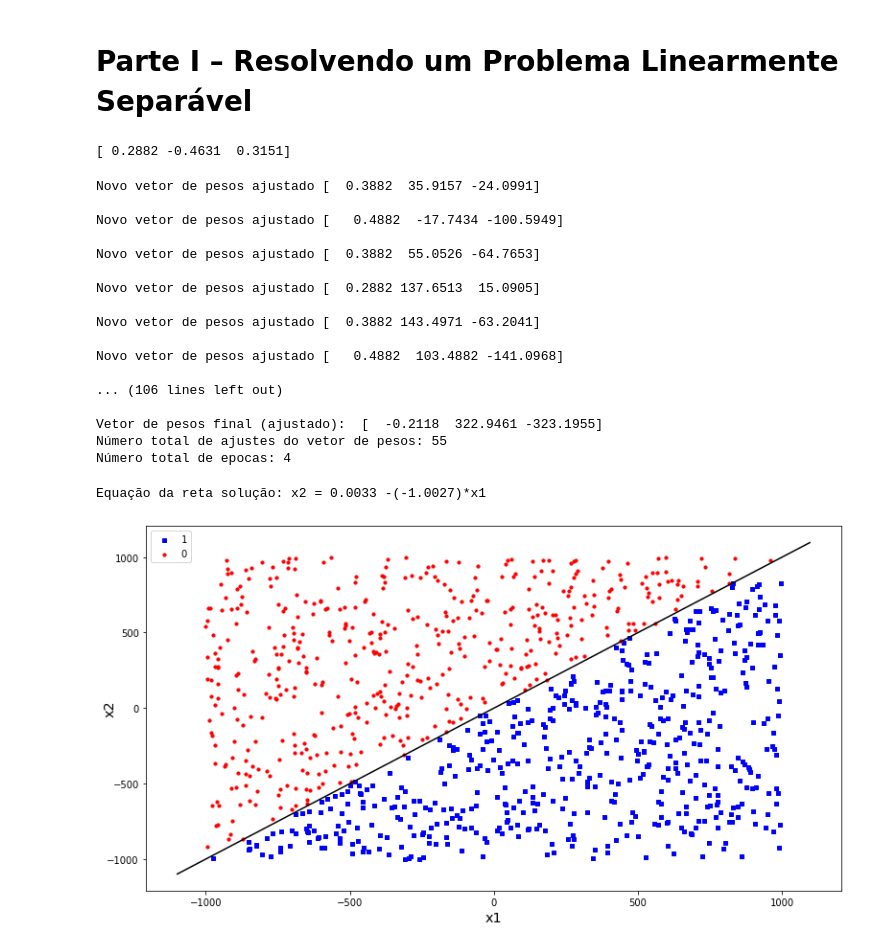
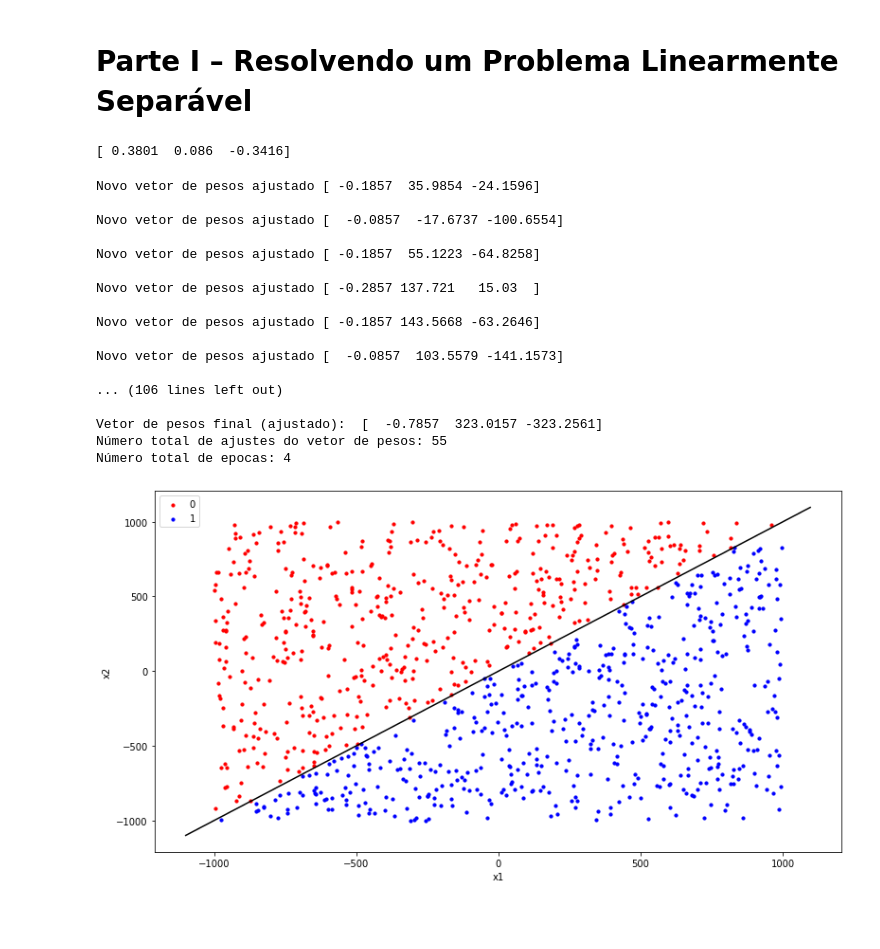
Before and after one commit to AllanHigorLP/Atividade_avaliativa-2.1-RNA, a Jupyter notebook: Atividade_2_1_RNA.ipynb, the cells around one changed output. Cells and saved outputs as stored; diff of their text form; code cells hidden in the pictures; blank space fills up the shorter version.

```diff
--- a/Atividade_2_1_RNA.ipynb
+++ b/Atividade_2_1_RNA.ipynb
@@ -46,15 +46,15 @@ print(df)
 # n (taxa de aprendizado)
 theta = 0.0
 n = 0.1
-bias = -1.0
+bias = 1.0
+weight_max = 0.5
+weight_min = -0.5
 # %%
-max = 0.5
-min = -0.5
-weight = np.random.uniform(min, max, size=3)
+weight = np.random.uniform(weight_min, weight_max, size=3)
 weight = np.round(weight,4)
 print(weight)
 # %% [output]
-[ 0.2882 -0.4631  0.3151]
+[ 0.3801  0.086  -0.3416]
 # %%
 epoca = 0
 erros = 1
@@ -62,7 +62,7 @@ ajustes_total = 0
 ajustes_epoca = 0
 
 def soma_ponderada():
-    sum_pond = (weight[0]*(bias)) + (weight[1]*example[0]) + (weight[2]*example[1])
+    sum_pond = (weight[0]*(-1*bias)) + (weight[1]*example[0]) + (weight[2]*example[1])
     return sum_pond
 
 def funcao_ativacao():
@@ -73,7 +73,7 @@ def funcao_ativacao():
 
 def novo_peso(w, fu_ac):
     e = example[2] - fu_ac
-    novo_p = w + (n*e*np.array([bias, example[0], example[1]]))
+    novo_p = w + (n*e*np.array([(-1*bias), example[0], example[1]]))
     novo_p = np.round(novo_p,4)
     return novo_p
 
@@ -101,63 +101,51 @@ print("\nVetor de pesos final (ajustado): ", weight)
 print("Número total de ajustes do vetor de pesos:", ajustes_total)
 print("Número total de epocas:", epoca)
 # %% [output]
-Novo vetor de pesos ajustado [  0.3882  35.9157 -24.0991]
+Novo vetor de pesos ajustado [ -0.1857  35.9854 -24.1596]
 
-Novo vetor de pesos ajustado [   0.4882  -17.7434 -100.5949]
+Novo vetor de pesos ajustado [  -0.0857  -17.6737 -100.6554]
 
-Novo vetor de pesos ajustado [  0.3882  55.0526 -64.7653]
+Novo vetor de pesos ajustado [ -0.1857  55.1223 -64.8258]
 
-Novo vetor de pesos ajustado [  0.2882 137.6513  15.0905]
+Novo vetor de pesos ajustado [ -0.2857 137.721   15.03  ]
 
-Novo vetor de pesos ajustado [  0.3882 143.4971 -63.2041]
+Novo vetor de pesos ajustado [ -0.1857 143.5668 -63.2646]
 
-Novo vetor de pesos ajustado [   0.4882  103.4882 -141.0968]
+Novo vetor de pesos ajustado [  -0.0857  103.5579 -141.1573]
 
 ... (106 lines left out)
 
-Vetor de pesos final (ajustado):  [  -0.2118  322.9461 -323.1955]
+Vetor de pesos final (ajustado):  [  -0.7857  323.0157 -323.2561]
 Número total de ajustes do vetor de pesos: 55
 Número total de epocas: 4
-# %%
-print("Equação da reta solução: x2 = " +
-      str(np.round((weight[0]/weight[2]), 4)) +
-      " -(" +
-      str(np.round((weight[1]/weight[2]), 4)) +
-      ")*x1")
-# %% [output]
-Equação da reta solução: x2 = 0.0033 -(-1.0027)*x1
 # %%
 plt.figure(figsize=(13, 7))
-x_b = []
-y_b = []
-x_r = []
-y_r = []
+x_classe0 = []
+y_classe0 = []
+x_classe1 = []
+y_classe1 = []
+
 for example in df:
+    if example[2] == 0.0:
+        x_classe0.append(example[0])
+        y_classe0.append(example[1])
     if example[2] == 1.0:
-        x_b.append(example[0])
-        y_b.append(example[1])
-    if example[2] == 0.0:
-        x_r.append(example[0])
-        y_r.append(example[1])
+        x_classe1.append(example[0])
+        y_classe1.append(example[1])
 
-size = 10
-plt.scatter(x_b, y_b, s=size, color='b', marker="s", label='1')
-plt.scatter(x_r, y_r, s=size, color='r', marker="o", label='0')
+plt.scatter(x_classe0, y_classe0, s=10, color='r', marker="o", label='0')
+plt.scatter(x_classe1, y_classe1, s=10, color='b', marker="o", label='1')
 
-plt.legend(loc='upper left')
-plt.xlabel("x1", size='x-large')
-plt.ylabel("x2", labelpad=-10, size='x-large')
+plt.legend()
+plt.xlabel("x1")
+plt.ylabel("x2")
 
-slope = -(weight[0]/weight[2]) / (weight[0]/weight[1])
-
+xmin, xmax = plt.xlim()
 ymin, ymax = plt.ylim()
-xx = np.linspace(ymin, ymax)
-
-plt.plot(xx, xx, 'k-')
-
-
-#plt.axline(0, (weight[0]/weight[2]), slope, color="black", lw=2)
+x = np.linspace(xmin, xmax)
+y = np.linspace(ymin, ymax)
+plt.plot(x, y, 'k-')
 
 plt.show()
 # %% [output]
-[figure, old version]
+[figure, new version]
```
